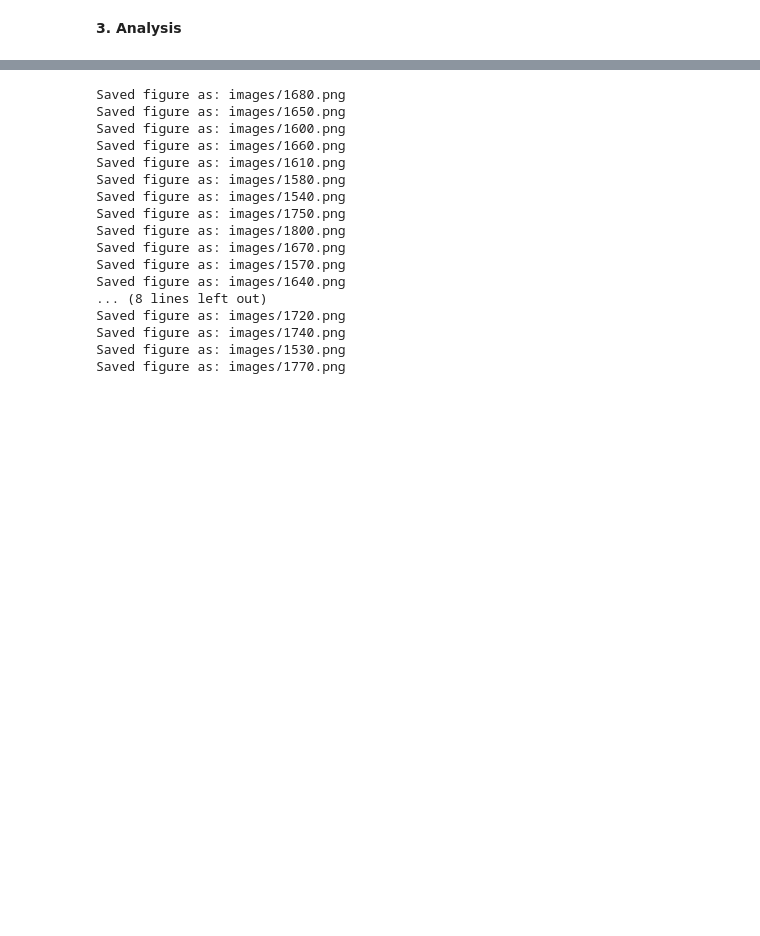
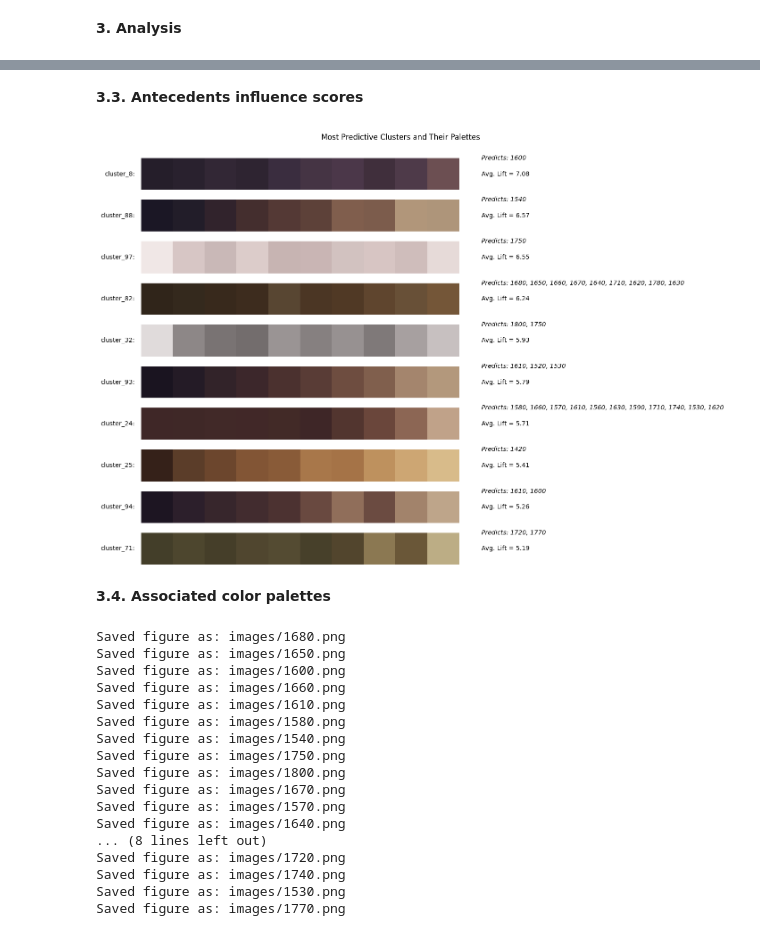
Before and after one commit to vieira-giulia/art_data_mining, a Jupyter notebook: 02_itemset_mining/decade_mining.ipynb, the cells around one changed output, grey strips where cells are left out. Cells and saved outputs as stored; diff of their text form; code cells hidden in the pictures; blank space fills up the shorter version.

```diff
--- a/02_itemset_mining/decade_mining.ipynb
+++ b/02_itemset_mining/decade_mining.ipynb
@@ -213,3 +288,69 @@ plot_rules(rules_dict, "decade", "cluster")
+# %% [markdown]
+**3.3. Antecedents influence scores**
+# %%
+# Filter for rules where the antecedent is a single item starting with 'cluster_'
+cluster_antecedent_rules = rules[
+    (rules['antecedents'].apply(lambda x: len(x) == 1 and 'cluster_' in list(x)[0]))
+].copy()
+cluster_antecedent_rules['antecedent_str'] = cluster_antecedent_rules['antecedents'].apply(lambda x: list(x)[0])
+
+# Group by the antecedent and calculate the mean lift and number of rules
+influence_scores = cluster_antecedent_rules.groupby('antecedent_str')['lift'].agg(['mean', 'count']).reset_index()
+influence_scores = influence_scores.rename(columns={'mean': 'average_lift', 'count': 'num_rules'})
+influence_scores = influence_scores.sort_values('average_lift', ascending=False)
+
+# --- Plotting Code ---
+def get_rgb_from_hsv(h, s, v):
+    h_normalized = h / 360.0
+    return colorsys.hsv_to_rgb(np.clip(h_normalized, 0, 1), np.clip(s, 0, 1), np.clip(v, 0, 1))
+
+# Create one figure to hold all the subplots
+fig, axes = plt.subplots(
+    nrows=len(influence_scores),
+    ncols=1,
+    figsize=(12, len(influence_scores))
+    )
+fig.suptitle('Most Predictive Clusters and Their Palettes')
+
+for i, (idx, influence_row) in enumerate(influence_scores.iterrows()):
+    ax = axes[i]
+    cluster_name = influence_row['antecedent_str']
+    avg_lift = influence_row['average_lift']
+
+    cluster_palette_row = artwork_clusters[artwork_clusters['name'] == cluster_name]
+    if cluster_palette_row.empty: continue
+
+    # Find the top predicted decades for this cluster
+    top_rules = cluster_antecedent_rules[cluster_antecedent_rules['antecedent_str'] == cluster_name].sort_values('lift', ascending=False)
+    predicted = [list(c)[0].replace('decade_', '') for c in top_rules['consequents']]
+    pred_str = f"Predicts: {', '.join(predicted)}"
+
+    palette_data = []
+    for j in range(0, 10):
+        h = cluster_palette_row[f'{j}_H'].values[0]
+        s = cluster_palette_row[f'{j}_S'].values[0]
+        b = cluster_palette_row[f'{j}_B'].values[0]
+        weight = cluster_palette_row[f'{j}_weight'].values[0]
+        palette_data.append((h, s, b, weight))
+
+    sorted_palette = sorted(palette_data, key=lambda x: x[3], reverse=True)
+    rgb_palette = [get_rgb_from_hsv(c[0], c[1], c[2]) for c in sorted_palette]
+
+    ax.imshow([rgb_palette])
+
+    # Add text labels for the cluster name and lift
+    ax.text(-0.7, 0, f"{cluster_name}:", ha='right', va='center')
+    ax.text(10.2, 0, f"Avg. Lift = {avg_lift:.2f}", ha='left', va='center')
+    ax.text(10.2, -0.5, pred_str, ha='left', va='center', style='italic')
+
+    ax.axis('off')
+
+plt.tight_layout(rect=[0, 0, 1, 0.98])
+plt.show()
+# %% [output]
+[figure, added]
+# %% [markdown]
+**3.4. Associated color palettes**
 # %%
 # --- Helper function to convert HSV to a plottable RGB color ---
 def get_rgb_from_hsv(h, s, v):
```
Also changed, not shown: parts of 10 cells of this notebook, 9 other files.
